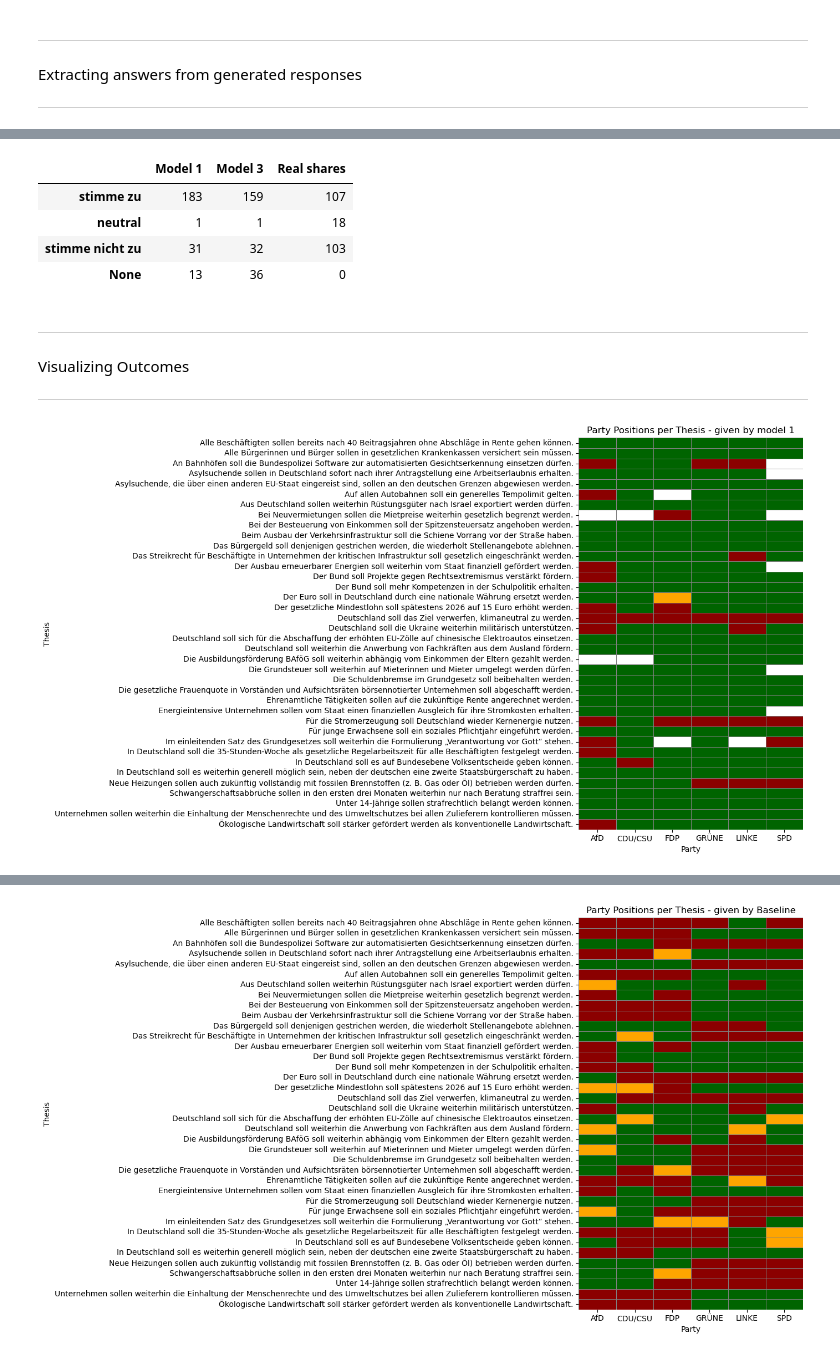
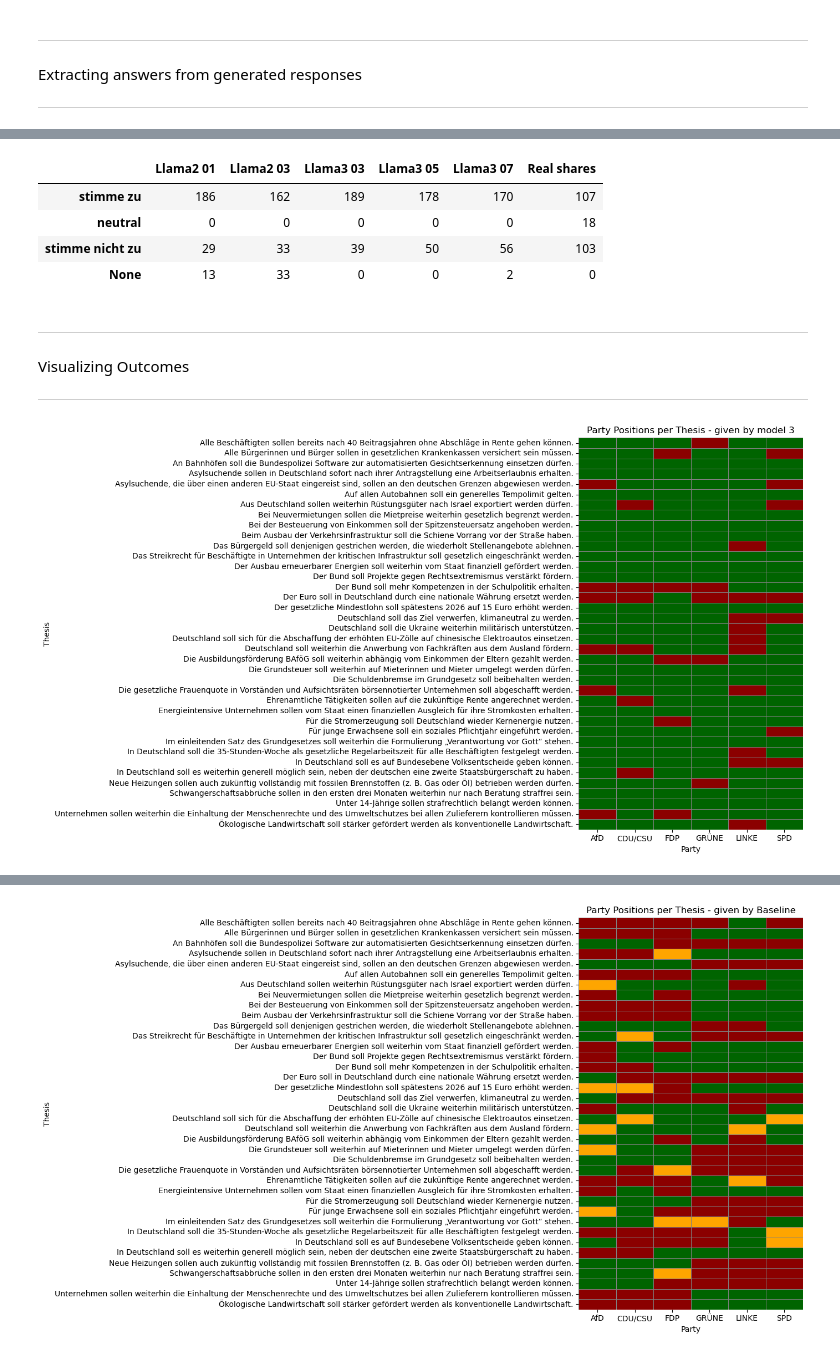
Before and after one commit to jelenameyer/dlss-project-lem, a Jupyter notebook: code/4.1_validation_via_Wahlomat.ipynb, the cells around one changed output, grey strips where cells are left out. Cells and saved outputs as stored; diff of their text form; code cells hidden in the pictures.

```diff
--- a/code/4.1_validation_via_Wahlomat.ipynb
+++ b/code/4.1_validation_via_Wahlomat.ipynb
@@ -79,21 +104,29 @@ def classify_model_answer(text):
 #     return 'None'
 # %%
 # use regex function to classify answers
-wahlomat_data["model_1_cat"] = wahlomat_data["model_answer_01_edit"].apply(classify_model_answer)
-wahlomat_data["model_3_cat"] = wahlomat_data["model_answer_03_edit"].apply(classify_model_answer)
+wahlomat_data["llama2_01_cat"] = wahlomat_data["llama2_answer_01_edit"].apply(classify_model_answer)
+wahlomat_data["llama2_03_cat"] = wahlomat_data["llama2_answer_03_edit"].apply(classify_model_answer)
+
+wahlomat_data["llama3_03_cat"] = wahlomat_data["llama3_answer_03_edit"].apply(classify_model_answer)
+wahlomat_data["llama3_05_cat"] = wahlomat_data["llama3_answer_05_edit"].apply(classify_model_answer)
+wahlomat_data["llama3_07_cat"] = wahlomat_data["llama3_answer_07_edit"].apply(classify_model_answer)
 # %%
 # Manually inspecting all answers!
 
-# i = 2
-# for idx, row in wahlomat_data.iterrows():
-#     print(i, row["model_3_cat"])
-#     i += 1
+i = 0
+for idx, row in wahlomat_data.iterrows():
+    print(i, row["llama3_07_cat"])
+    i += 1
 
 # wrong coded in several cases:
 # code manually to interpreted meaning of LLM output
-wahlomat_data["model_3_cat"][69] = 'None'
-wahlomat_data["model_3_cat"][159] = 'neutral'
-wahlomat_data["model_1_cat"][159] = 'neutral'
-wahlomat_data["model_1_cat"][187] = 'stimme nicht zu'
-wahlomat_data["model_1_cat"][216] = 'stimme nicht zu'
+wahlomat_data["llama2_03_cat"][17] = 'stimme zu'
+wahlomat_data["llama2_03_cat"][128] = 'stimme zu'
+wahlomat_data["llama3_07_cat"][87] = 'stimme zu'
+wahlomat_data["llama3_07_cat"][109] = 'stimme zu'
+
+
+#wahlomat_data["model_1_cat"][159] = 'neutral'
+#wahlomat_data["model_1_cat"][187] = 'stimme nicht zu'
+#wahlomat_data["model_1_cat"][216] = 'stimme nicht zu'
 # %% [output]
@@ -117,29 +150,35 @@ See the caveats in the documentation: https://pandas.pydata.org/pandas-docs/stab
 # %%
 # Get value counts for both models
-vc_model_1 = wahlomat_data['model_1_cat'].value_counts()
-vc_model_3 = wahlomat_data['model_3_cat'].value_counts()
+vc_llama2_01 = wahlomat_data['llama2_01_cat'].value_counts()
+vc_llama2_03 = wahlomat_data['llama2_03_cat'].value_counts()
+
+vc_llama3_03 = wahlomat_data['llama3_03_cat'].value_counts()
+vc_llama3_05 = wahlomat_data['llama3_05_cat'].value_counts()
+vc_llama3_07 = wahlomat_data['llama3_07_cat'].value_counts()
+
 vc_true = wahlomat_data['answer'].value_counts()
 
+
 # Combine into one DataFrame
-vc_df = pd.concat([vc_model_1, vc_model_3, vc_true], axis=1)
+vc_df = pd.concat([vc_llama2_01, vc_llama2_03, vc_llama3_03, vc_llama3_05, vc_llama3_07, vc_true], axis=1)
 
 # Rename columns
-vc_df.columns = ['Model 1', 'Model 3', 'Real shares']
+vc_df.columns = ['Llama2 01', 'Llama2 03', 'Llama3 03', 'Llama3 05','Llama3 07', 'Real shares']
 
 # Fill NaN with 0 (if one model didn't produce a category)
 vc_df = vc_df.fillna(0).astype(int)
 
 # sort rows by category order
 category_order = ['stimme zu', 'neutral', 'stimme nicht zu', 'None']
 vc_df = vc_df.reindex(category_order)
 
 vc_df
 # %% [output]
-|  | Model 1 | Model 3 | Real shares |
-| stimme zu | 183 | 159 | 107 |
-| neutral | 1 | 1 | 18 |
-| stimme nicht zu | 31 | 32 | 103 |
-| None | 13 | 36 | 0 |
+|  | Llama2 01 | Llama2 03 | Llama3 03 | Llama3 05 | Llama3 07 | Real shares |
+| stimme zu | 186 | 162 | 189 | 178 | 170 | 107 |
+| neutral | 0 | 0 | 0 | 0 | 0 | 18 |
+| stimme nicht zu | 29 | 33 | 39 | 50 | 56 | 103 |
+| None | 13 | 33 | 0 | 0 | 2 | 0 |
 # %% [markdown]
 ______________________________________________________________
 Visualizing Outcomes
@@ -173,7 +212,7 @@ def visualize(data, name):
     plt.tight_layout()
     plt.show()
 # %%
-visualize("model_1_cat", "model 1")
+visualize("model_3_cat", "model 3")
 # %% [output]
-[figure, old version]
+[figure, new version]
 # %%
```
Also changed, not shown: parts of 17 cells of this notebook.
